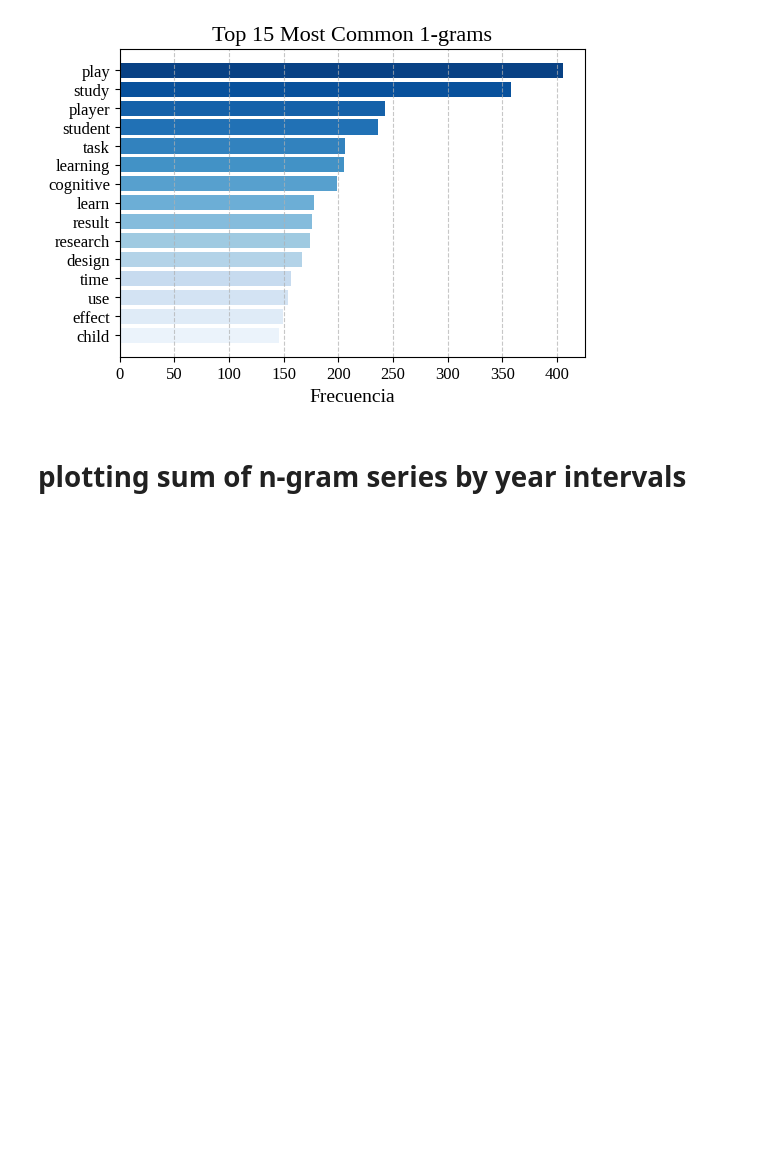
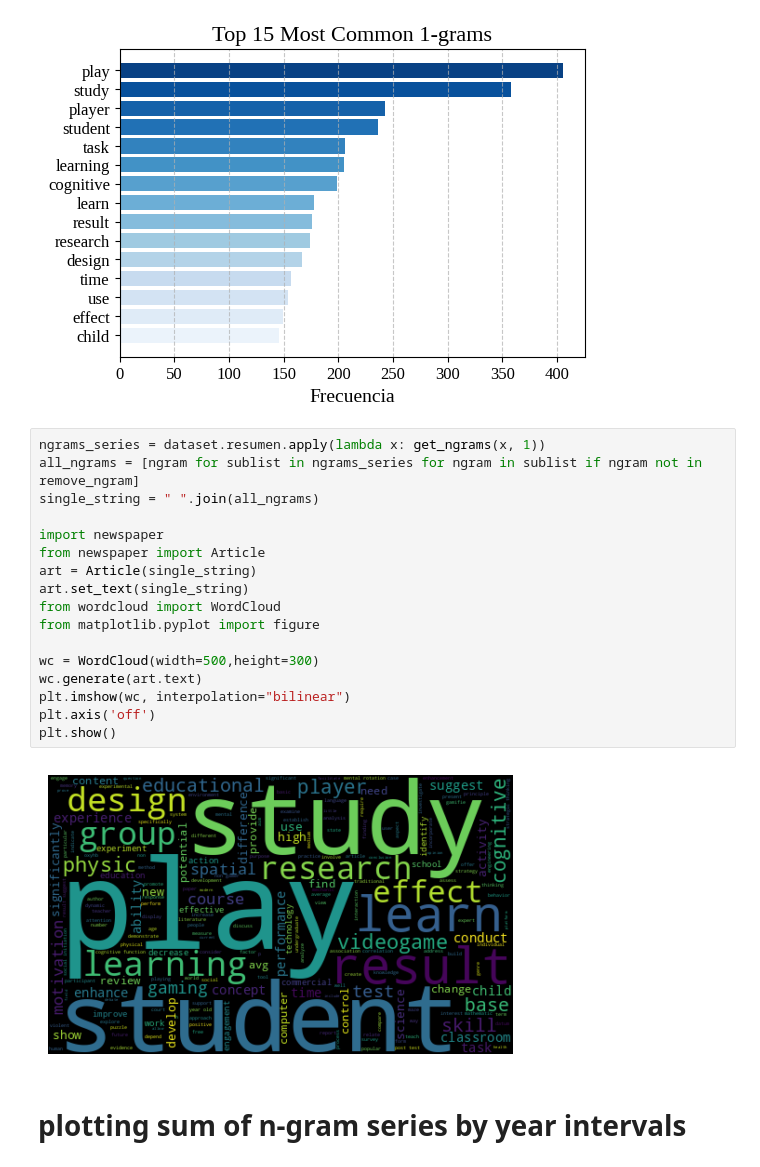
Before and after one commit to jjpereirab/ciencia_videojuegos_nlp, a Jupyter notebook: text_analysis.ipynb, the cells around one changed output. Drawn from its saved outputs; the diff is of its cells as text; blank space fills up the shorter version.

```diff
--- a/text_analysis.ipynb
+++ b/text_analysis.ipynb
@@ -142,6 +132,25 @@ plt.grid(axis='x', linestyle='--', alpha=0.7)
 plt.show()
 # %% [output]
 [figure]
+# %%
+ngrams_series = dataset.resumen.apply(lambda x: get_ngrams(x, 1))
+all_ngrams = [ngram for sublist in ngrams_series for ngram in sublist if ngram not in remove_ngram]
+single_string = " ".join(all_ngrams)
+
+import newspaper
+from newspaper import Article
+art = Article(single_string)
+art.set_text(single_string)
+from wordcloud import WordCloud
+from matplotlib.pyplot import figure
+
+wc = WordCloud(width=500,height=300)
+wc.generate(art.text)
+plt.imshow(wc, interpolation="bilinear")
+plt.axis('off')
+plt.show()
+# %% [output]
+[figure, added]
 # %% [markdown]
 # plotting sum of n-gram series by year intervals
 # %%
```
Also changed, not shown: parts of 6 cells of this notebook.
